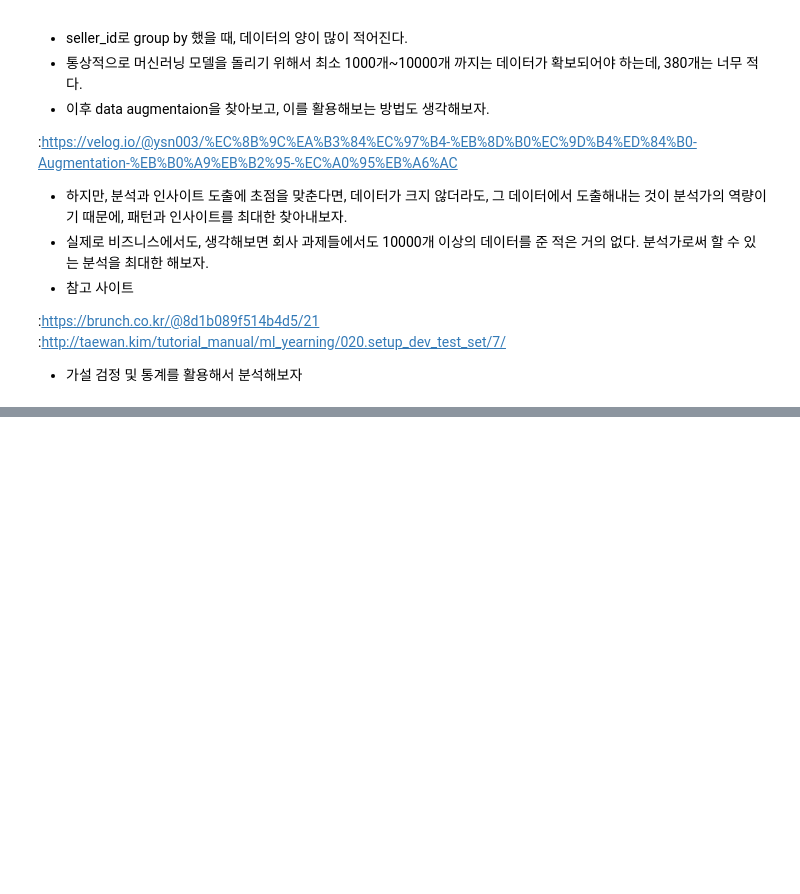
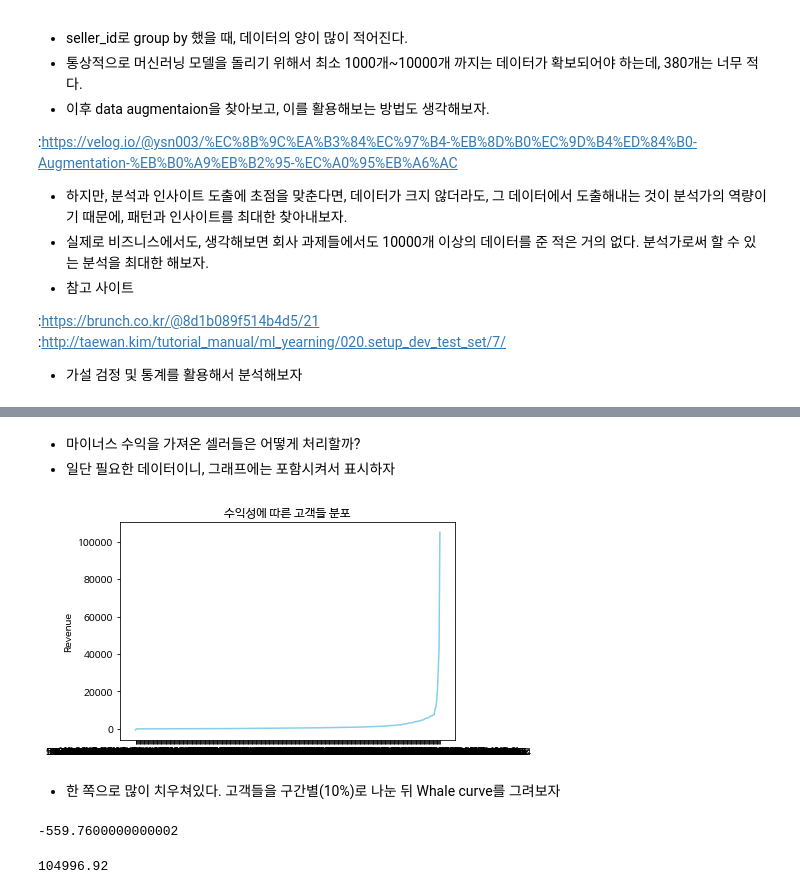
Before and after one commit to cyss93/CP1_team8, a Jupyter notebook: CP1_ver0.1.ipynb, the cells around one changed output, grey strips where cells are left out. Cells and saved outputs as stored; diff of their text form; code cells hidden in the pictures; blank space fills up the shorter version.

```diff
--- a/CP1_ver0.1.ipynb
+++ b/CP1_ver0.1.ipynb
@@ -226,0 +263,2 @@ Name: retention, dtype: object
+# %%
+df_final = df_GB__.copy()
@@ -226,0 +277,6 @@ Name: retention, dtype: object
+# %%
+# 셀러 아이디와 수익성만 추출
+df_for_whale = df_final[['seller_id', 'sum_revenue']]
+# %%
+# 수익성 순으로 정렬
+df_for_whale = df_for_whale.sort_values('sum_revenue')
@@ -226,0 +297,3 @@ Name: retention, dtype: object
+# %% [markdown]
+- 마이너스 수익을 가져온 셀러들은 어떻게 처리할까?
+- 일단 필요한 데이터이니, 그래프에는 포함시켜서 표시하자
@@ -226,0 +305,19 @@ Name: retention, dtype: object
+# %%
+import matplotlib.pyplot as plt
+
+plt.rc('font', family='NanumBarunGothic')
+# %%
+x_label = list(df_for_whale['seller_id'])
+y_label = list(df_for_whale['sum_revenue'])
+
+plt.plot(x_label, y_label,
+         color='skyblue')
+
+plt.title('수익성에 따른 고객들 분포')
+plt.ylabel('Revenue')
+plt.show()
+plt.close()
+# %% [output]
+[figure, added]
+# %% [markdown]
+- 한 쪽으로 많이 치우쳐있다. 고객들을 구간별(10%)로 나눈 뒤 Whale curve를 그려보자
@@ -226,0 +331,8 @@ Name: retention, dtype: object
+# %%
+min_revenue
+# %% [output]
+-559.7600000000002
+# %%
+max_revenue
+# %% [output]
+104996.92
```
Also changed, not shown: parts of 44 cells of this notebook.
